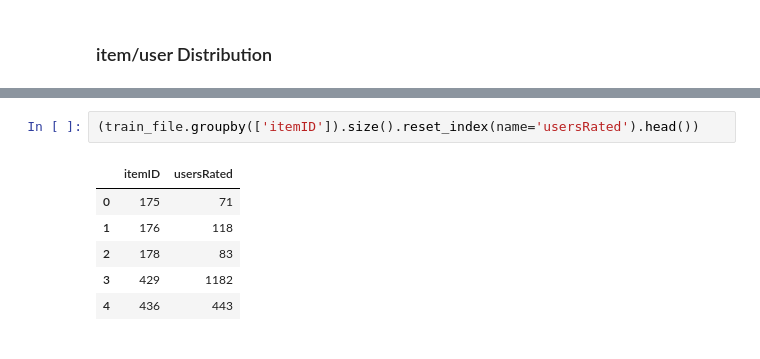
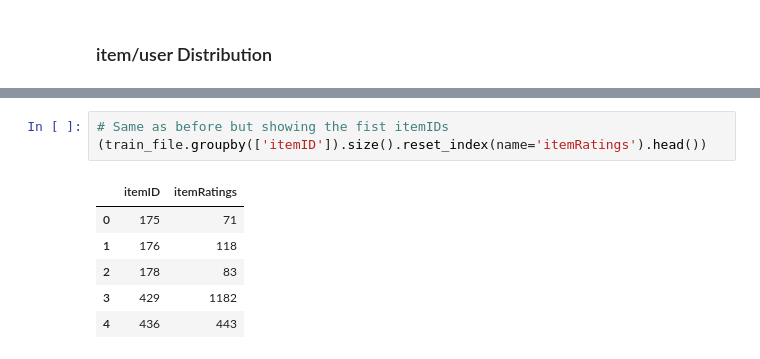
Before and after one commit to paulanavarretec/RecSys-Tarea1, a Jupyter notebook: Recsys_Tarea1.ipynb, the cells around one changed output, grey strips where cells are left out. Saved outputs shown, nothing was run; the diff lists cells and outputs as text.

```diff
--- a/Recsys_Tarea1.ipynb
+++ b/Recsys_Tarea1.ipynb
@@ -292,7 +332,8 @@ series.plot(kind='kde', ax=ax, secondary_y=True)
 # %%
-(train_file.groupby(['itemID']).size().reset_index(name='usersRated').head())
+# Same as before but showing the fist itemIDs
+(train_file.groupby(['itemID']).size().reset_index(name='itemRatings').head())
 # %% [output]
-|  | itemID | usersRated |
+|  | itemID | itemRatings |
 | 0 | 175 | 71 |
 | 1 | 176 | 118 |
 | 2 | 178 | 83 |
```
Also changed, not shown: parts of 22 cells of this notebook.
